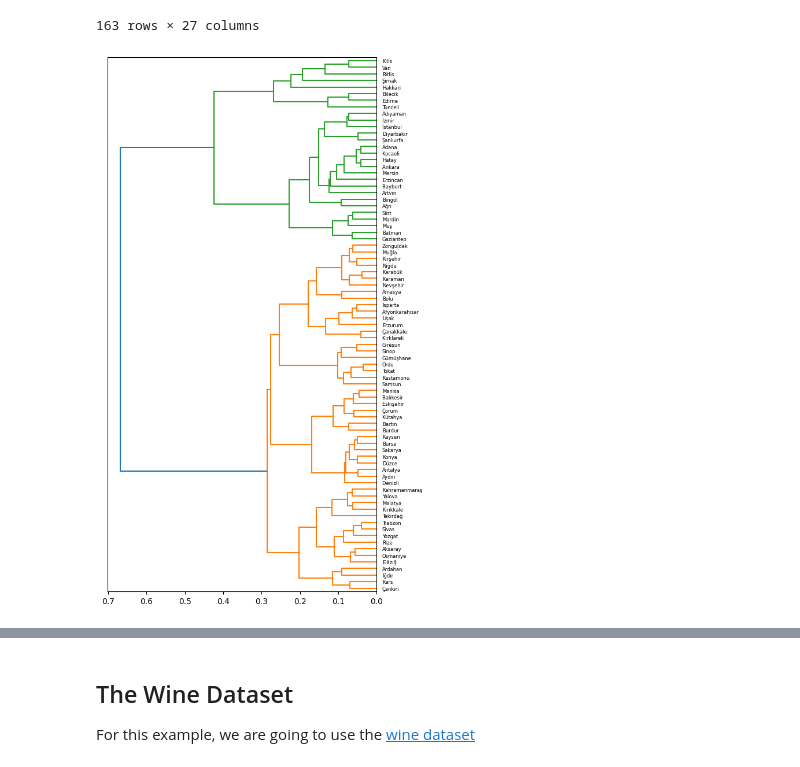
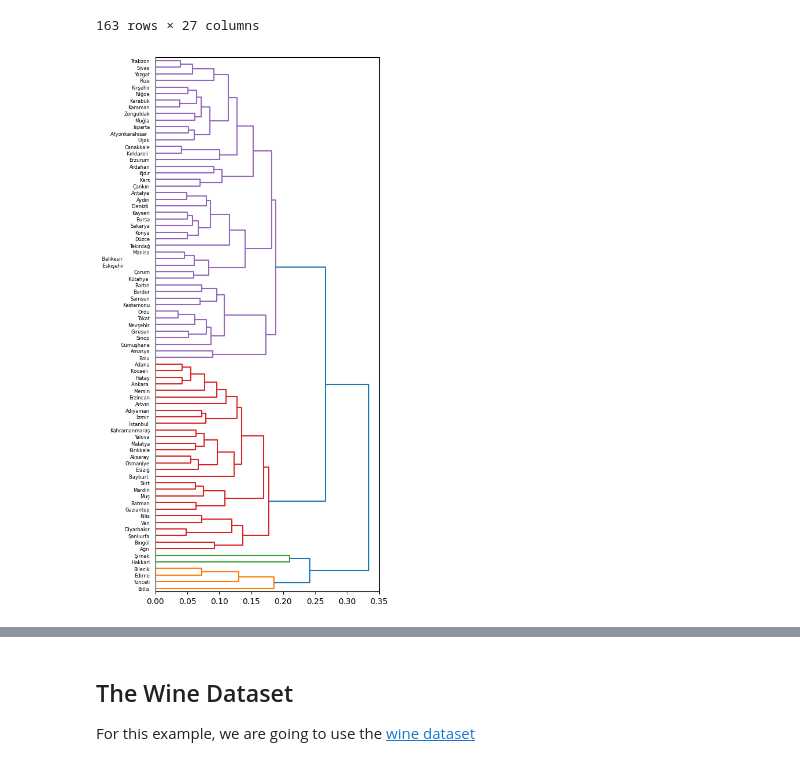
Before and after one commit to kaygun/MYZ309E, a Jupyter notebook: lectures/Lecture_05.ipynb, the cells around one changed output, grey strips where cells are left out. Drawn from its saved outputs; the diff is of its cells as text; code cells hidden in the pictures.

```diff
--- a/lectures/Lecture_05.ipynb
+++ b/lectures/Lecture_05.ipynb
@@ -374,10 +381,10 @@ for i in range(N):
 X = pd.DataFrame(tmp)
 y = [data.iloc[2*i,0] for i in range(N)]
 # %%
-plt.figure(figsize=(6,12))
-den = hc.dendrogram(hc.linkage(X, method='ward'), orientation='left',labels=y)
+plt.figure(figsize=(5,12))
+den = hc.dendrogram(hc.linkage(X, method='complete'), orientation='right',labels=y)
 # %% [output]
-[figure, old version]
+[figure, new version]
 # %%
 def interactiveDraw(xs,ys,labels,cs,size=(800,400)):
     data = pd.DataFrame({'x': xs, 'y': ys, 'label': labels, 'color': cs})
```
Also changed, not shown: parts of 32 cells of this notebook.
